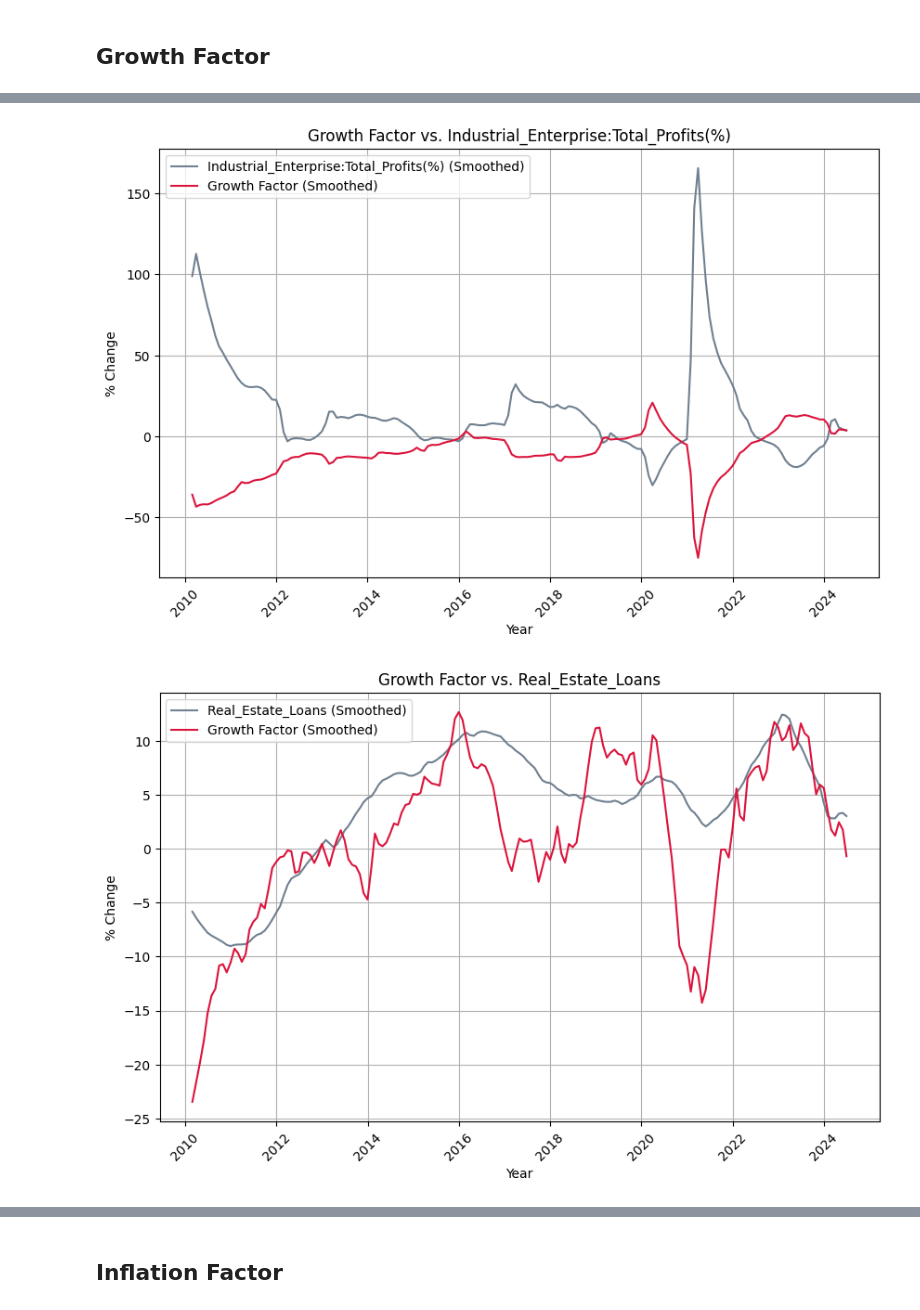
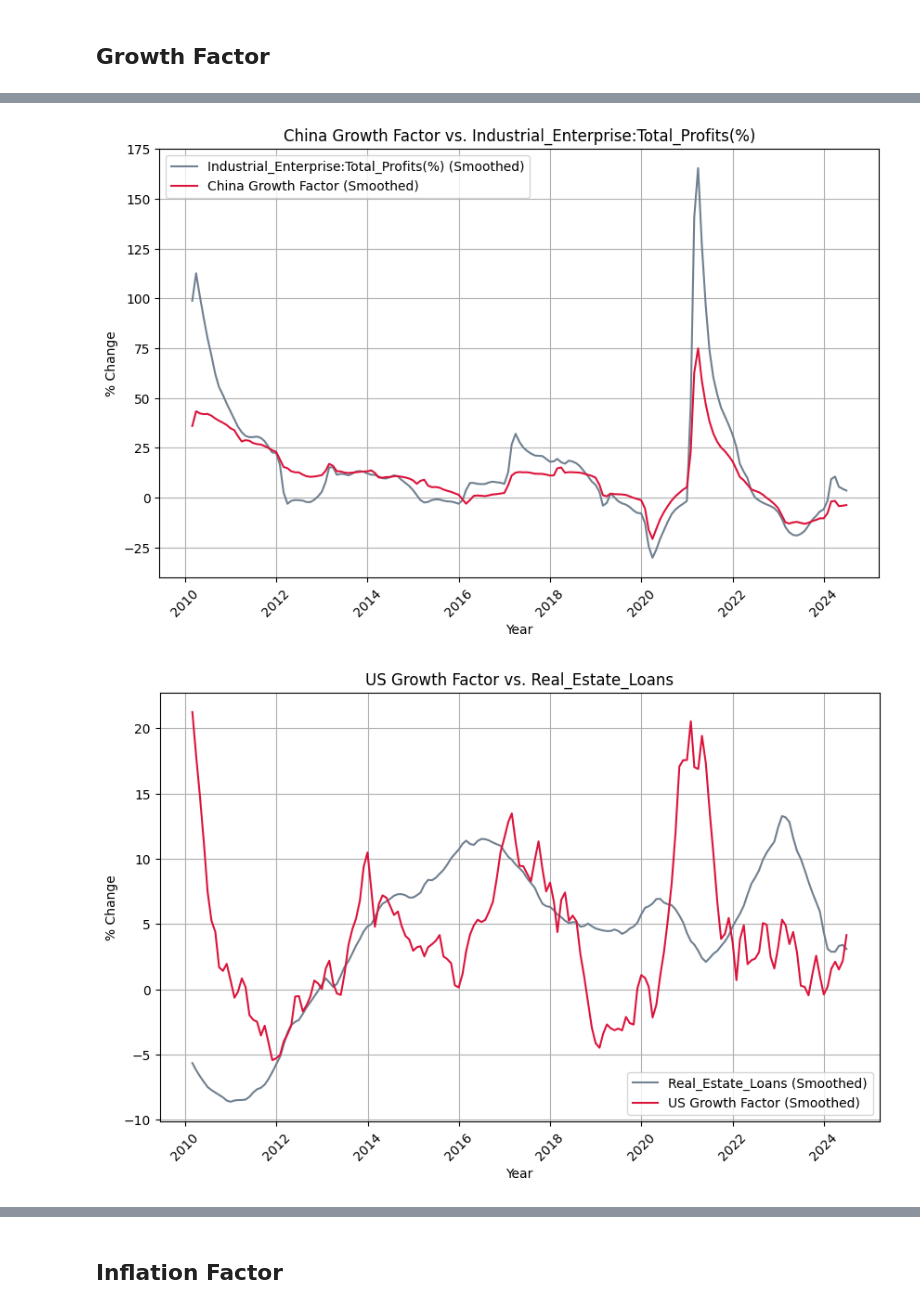
Before and after one commit to miaxiaozl/forex-project, a Jupyter notebook: notebooks/01_data_collection.ipynb, the cells around one changed output, grey strips where cells are left out. Saved outputs shown, nothing was run; the diff lists cells and outputs as text; code cells hidden in the pictures.

```diff
--- a/notebooks/01_data_collection.ipynb
+++ b/notebooks/01_data_collection.ipynb
@@ -184,7 +184,8 @@ times = pd.to_datetime([str(time) for time in times], format="%Y-%m-%d")
 
 # Construct the DataFrame
 df_forex = pd.DataFrame(data, index=times, columns=["USD/CNY Central Parity Rate"])
-df_forex = logyoy(df_forex, df_forex.columns)
+df_fx_nonyoy = df_forex.iloc[12:]
+df_forex = yoy(df_forex, df_forex.columns)
 df_forex = df_forex[df_forex.index <= end_date]
 
 # Display the DataFrame
@@ -222,9 +226,9 @@ def combine_factors(df1, columns_df1, df2=None, columns_df2=None, fx_rate = df_f
     # Process columns from df1
     for column in columns_df1:
         series = df1[column]
-        correlation = series.corr(fx_rate)
-        if correlation < 0:
-            series = -series  # Invert the series if correlation is negative
+        # correlation = series.corr(fx_rate)
+        # if correlation < 0:
+        #    series = -series  # Invert the series if correlation is negative
         inverse_volatilities[column] = 1 / series.std()
         columns[column] = series
 
@@ -232,9 +236,9 @@ def combine_factors(df1, columns_df1, df2=None, columns_df2=None, fx_rate = df_f
     if df2 is not None and columns_df2 is not None:
         for column in columns_df2:
             series = df2[column]
-            correlation = series.corr(fx_rate)
-            if correlation < 0:
-                series = -series  # Invert the series if correlation is negative
+            # correlation = series.corr(fx_rate)
+            #if correlation < 0:
+            #   series = -series  # Invert the series if correlation is negative
             inverse_volatilities[column] = 1 / series.std()
             columns[column] = series
 
@@ -320,7 +324,7 @@ df_china_growth = extract_inds(china_growth_inds)
 # df_china_growth = lag_data(df_china_growth)  # lag data by 1 period
 df_china_growth = df_china_growth.interpolate(method="linear", limit_direction="both")  # interpolate missing values
 df_china_growth = apply_x11(df_china_growth, df_china_growth.columns[1:])
-df_china_growth = logyoy(df_china_growth, china_nonyoy_cols)
+df_china_growth = yoy(df_china_growth, china_nonyoy_cols)
 df_china_growth.head(10)
 # %% [output]
           parameters will not be printed out.
@@ -423,7 +413,7 @@ df_us_growth = extract_inds(us_growth_inds)
 # df_us_growth = lag_data(df_us_growth)  # lag data by 1 period
 df_us_growth = df_us_growth.interpolate(method="linear")  # interpolate missing values
 df_us_growth = apply_x11(df_us_growth, us_needsa_cols)
-df_us_growth = logyoy(df_us_growth, us_nonyoy_cols)
+df_us_growth = yoy(df_us_growth, us_nonyoy_cols)
 df_us_growth.head(10)
 # %% [output]
  WARNING: At least one visually significant trading day peak has been
@@ -484,7 +474,7 @@ us_growth, weights = combine_factors(df_us_growth, us_growth_comps)
 # %%
 # Plot the data
 for cg in china_growth_comps:
-    plot_smoothed_data("Growth", china_growth, df_china_growth, cg)
+    plot_smoothed_data("China Growth", china_growth, df_china_growth, cg)
 for usg in us_growth_comps:
-    plot_smoothed_data("Growth", us_growth, df_us_growth, usg)
+    plot_smoothed_data("US Growth", us_growth, df_us_growth, usg)
 # %% [output]
@@ -493,2 +483,2 @@ for usg in us_growth_comps:
-[figure, old version]
+[figure, new version]
-[figure, old version]
+[figure, new version]
```
Also changed, not shown: parts of 33 cells of this notebook, 8 other files.
